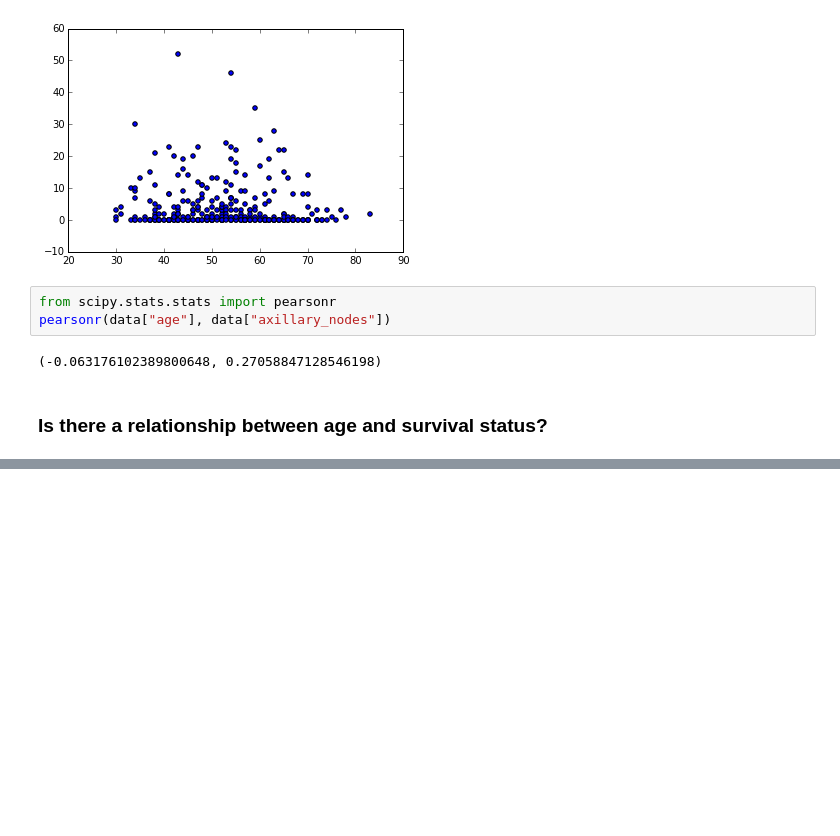
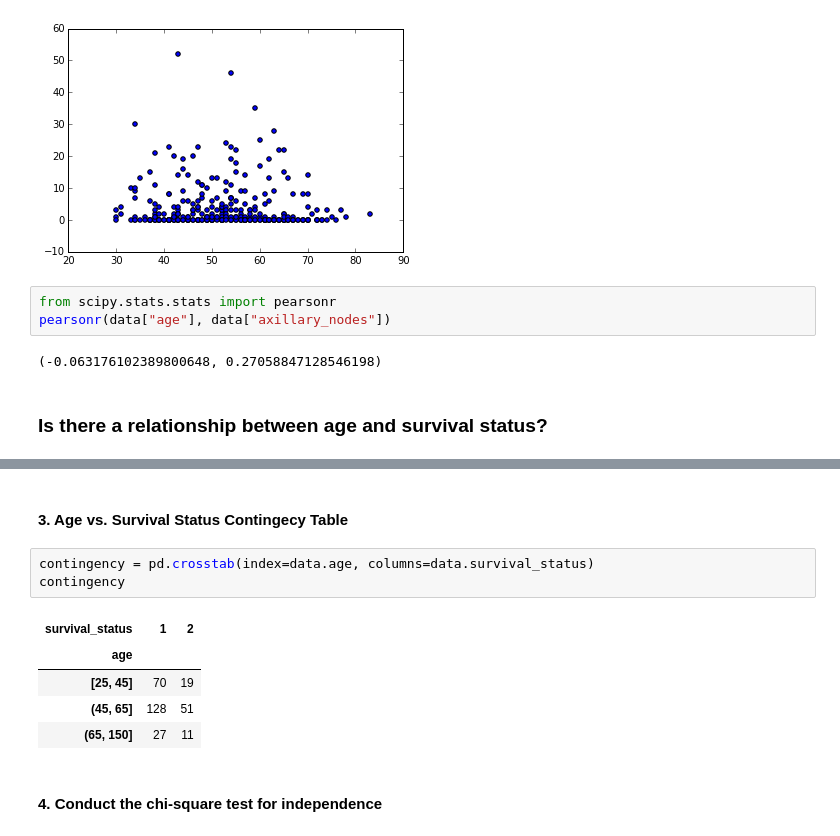
Before and after one commit to Deborah-Digges/inferential-stats, a Jupyter notebook: haberman-analysis/HabermanAnalysis.ipynb, the cells around one changed output, grey strips where cells are left out. Saved outputs shown, nothing was run; the diff lists cells and outputs as text; blank space fills up the shorter version.

```diff
--- a/haberman-analysis/HabermanAnalysis.ipynb
+++ b/haberman-analysis/HabermanAnalysis.ipynb
@@ -115,0 +132,13 @@ pearsonr(data["age"], data["axillary_nodes"])
+# %% [markdown]
+   #### 3. Age vs. Survival Status Contingecy Table
+# %%
+contingency = pd.crosstab(index=data.age, columns=data.survival_status)
+contingency
+# %% [output]
+| survival_status | 1 | 2 |
+| age |  |  |
+| [25, 45] | 70 | 19 |
+| (45, 65] | 128 | 51 |
+| (65, 150] | 27 | 11 |
+# %% [markdown]
+#### 4. Conduct the chi-square test for independence
```
Also changed, not shown: parts of 9 cells of this notebook.
